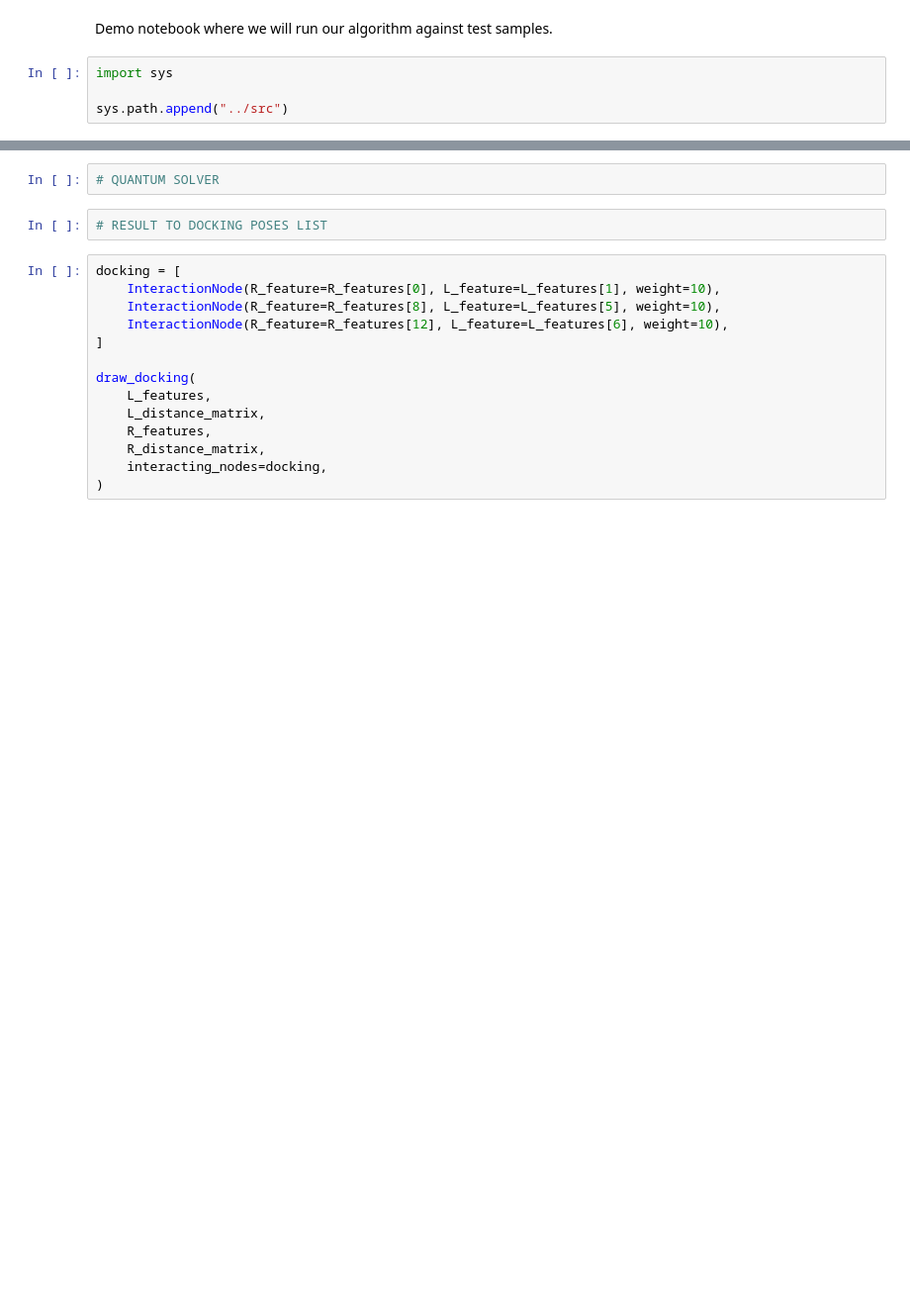
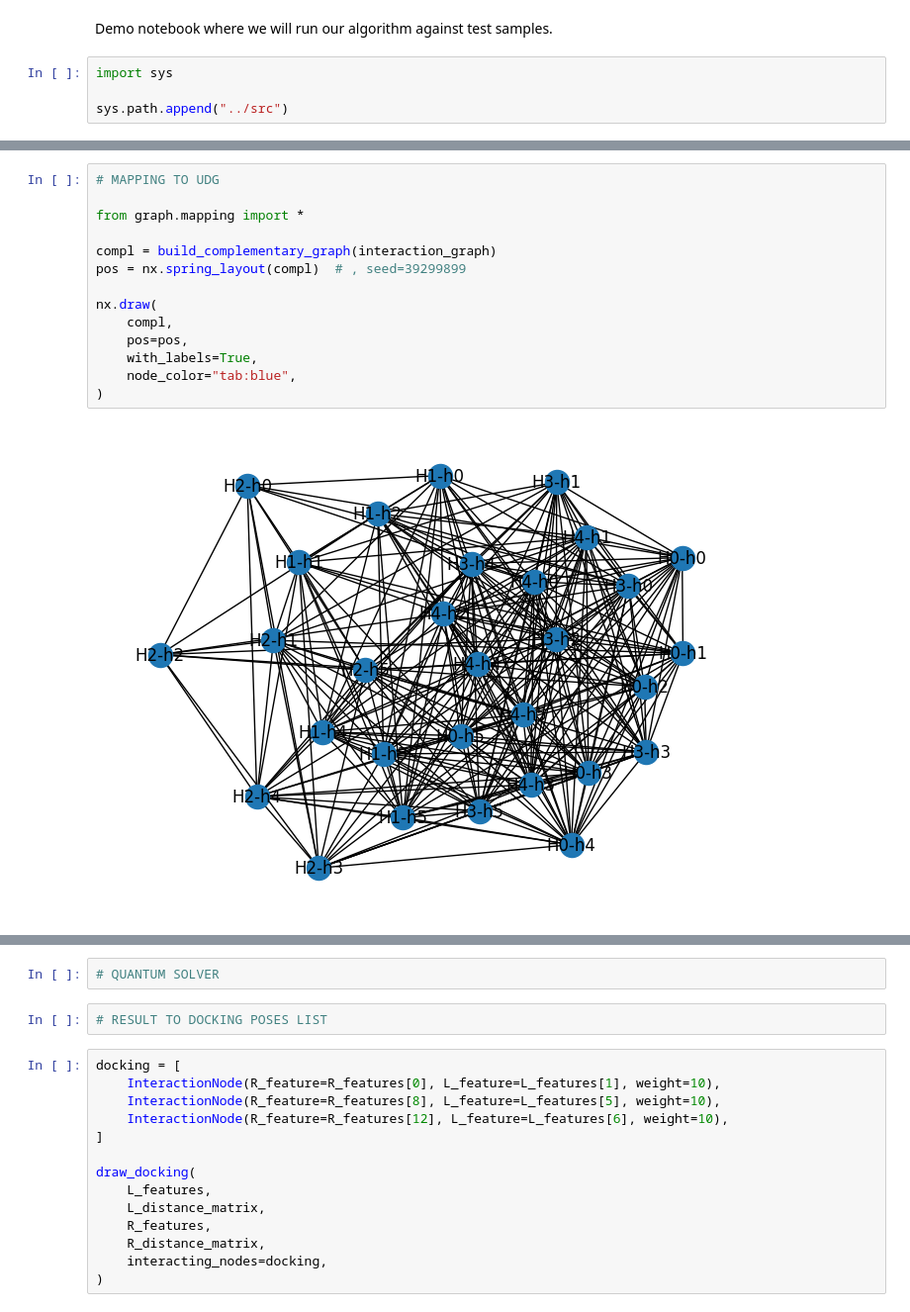
Before and after one commit to M-Garrigues/Quantum-Docking, a Jupyter notebook: notebooks/demo.ipynb, the cells around one changed output, grey strips where cells are left out. Shown at 99% size. Drawn from its saved outputs; the diff is of its cells as text; blank space fills up the shorter version.

```diff
--- a/notebooks/demo.ipynb
+++ b/notebooks/demo.ipynb
@@ -50,0 +58,16 @@ print(max_clique)
+# %%
+# MAPPING TO UDG
+
+from graph.mapping import *
+
+compl = build_complementary_graph(interaction_graph)
+pos = nx.spring_layout(compl)  # , seed=39299899
+
+nx.draw(
+    compl,
+    pos=pos,
+    with_labels=True,
+    node_color="tab:blue",
+)
+# %% [output]
+[figure, added]
```
Also changed, not shown: parts of 10 cells of this notebook, 6 other files.
